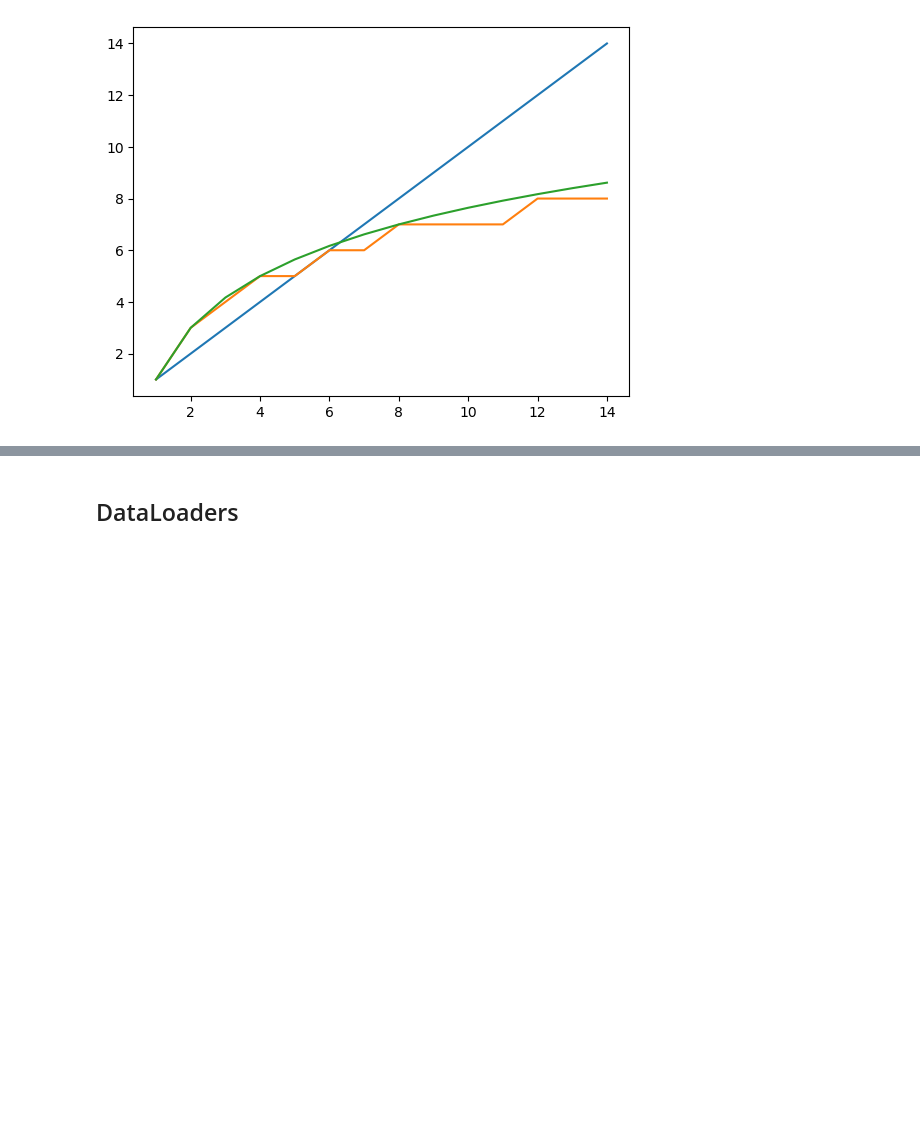
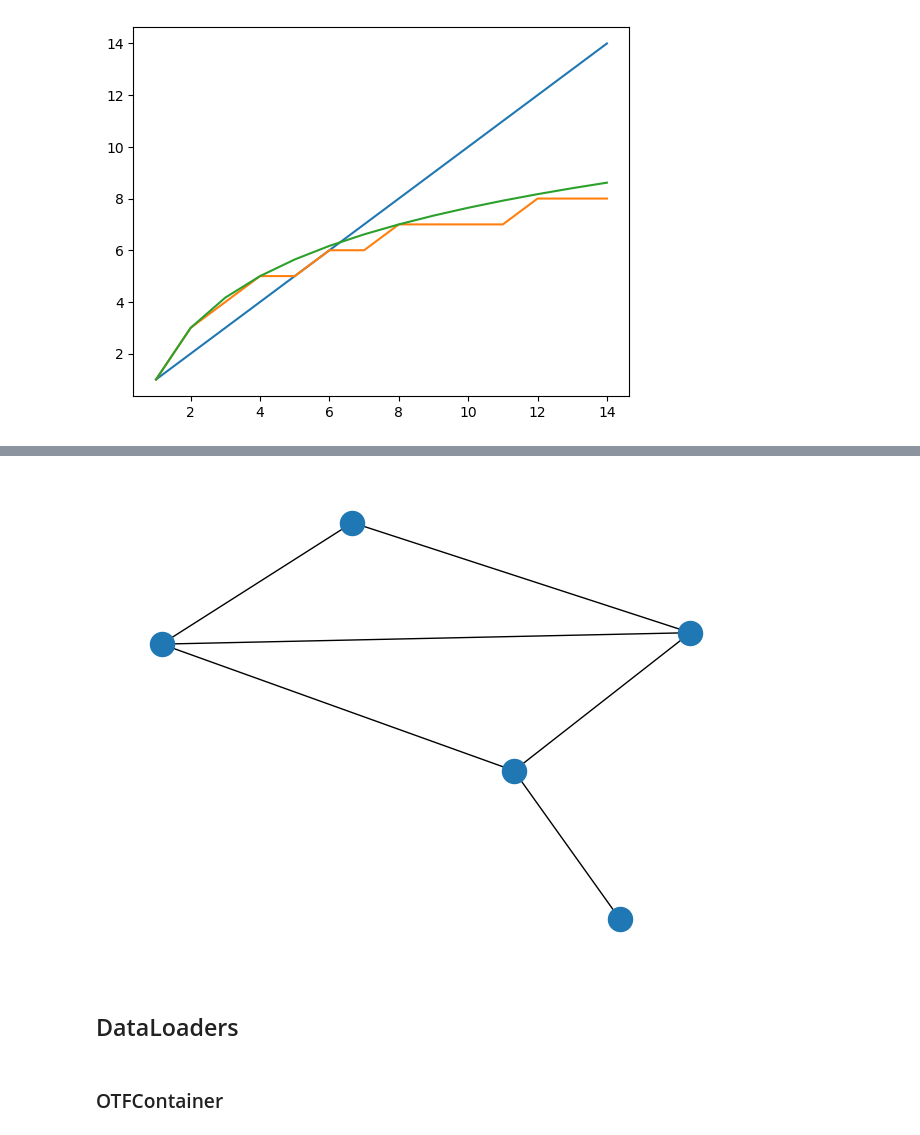
Before and after one commit to Louis-desc/CSE, a Jupyter notebook: Test.ipynb, the cells around one changed output, grey strips where cells are left out. Saved outputs shown, nothing was run; the diff lists cells and outputs as text; code cells hidden in the pictures; blank space fills up the shorter version.

```diff
--- a/Test.ipynb
+++ b/Test.ipynb
@@ -197,2 +123,11 @@ nx.draw(G)
+# %%
+gen_list = [ergen,wsgen,bagen,plcgen]
+rdgen = rgg.RandomGenerator(sizes)
+# %%
+nx.draw(rdgen.generate())
+# %% [output]
+[figure, added]
 # %% [markdown]
 ## DataLoaders
+# %% [markdown]
+### OTFContainer
```
Also changed, not shown: parts of 36 cells of this notebook, 2 other files.
